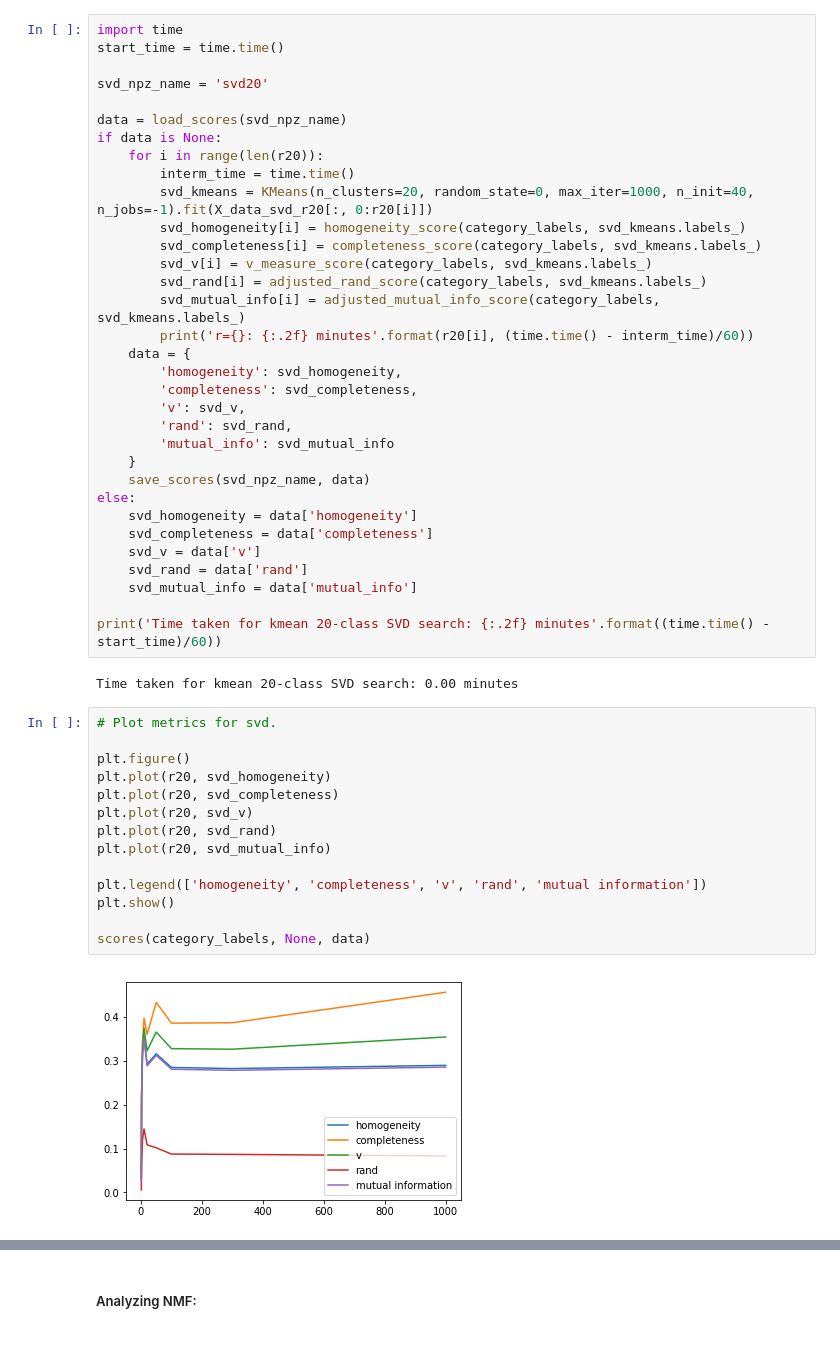
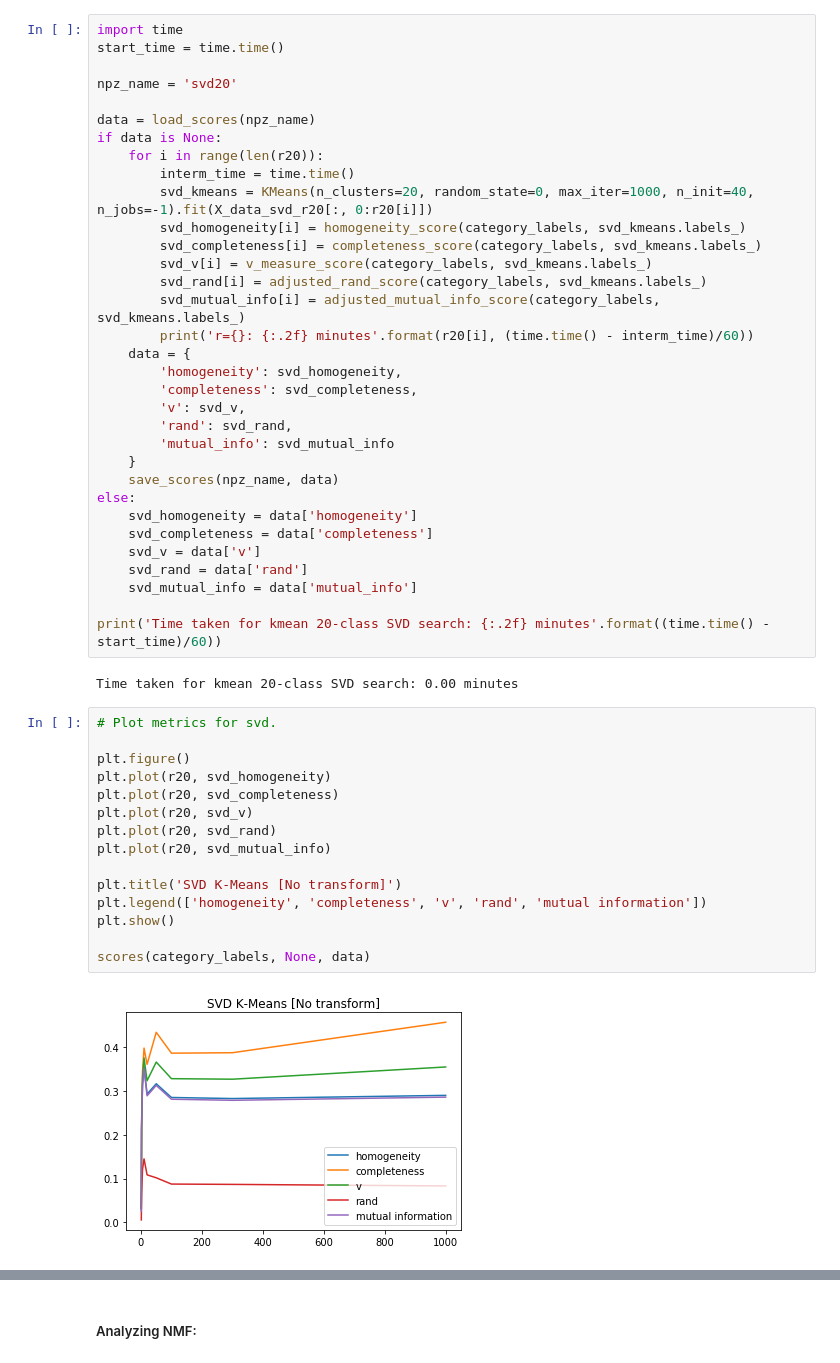
Before and after one commit to 219Winter2019adjz/Project2, a Jupyter notebook: Proj2.ipynb, the cells around one changed output, grey strips where cells are left out. Cells and saved outputs as stored; diff of their text form.

```diff
--- a/Proj2.ipynb
+++ b/Proj2.ipynb
@@ -749,9 +779,9 @@ X_data_svd_r20 = svd20.fit_transform(X_data_tfidf20)
 import time
 start_time = time.time()
 
-svd_npz_name = 'svd20'
+npz_name = 'svd20'
 
-data = load_scores(svd_npz_name)
+data = load_scores(npz_name)
 if data is None:
     for i in range(len(r20)):
         interm_time = time.time()
@@ -769,7 +799,7 @@ if data is None:
         'rand': svd_rand,
         'mutual_info': svd_mutual_info
     }
-    save_scores(svd_npz_name, data)
+    save_scores(npz_name, data)
 else:
     svd_homogeneity = data['homogeneity']
     svd_completeness = data['completeness']
@@ -783,18 +813,19 @@ Time taken for kmean 20-class SVD search: 0.00 minutes
 # %%
 # Plot metrics for svd.
 
 plt.figure()
 plt.plot(r20, svd_homogeneity)
 plt.plot(r20, svd_completeness)
 plt.plot(r20, svd_v)
 plt.plot(r20, svd_rand)
 plt.plot(r20, svd_mutual_info)
 
+plt.title('SVD K-Means [No transform]')
 plt.legend(['homogeneity', 'completeness', 'v', 'rand', 'mutual information'])
 plt.show()
 
 scores(category_labels, None, data)
 # %% [output]
-[figure, old version]
+[figure, new version]
 kmeans clustering results with k=2
 -------------------------------------------------------------------
```
Also changed, not shown: parts of 15 cells of this notebook, 1 other file.
